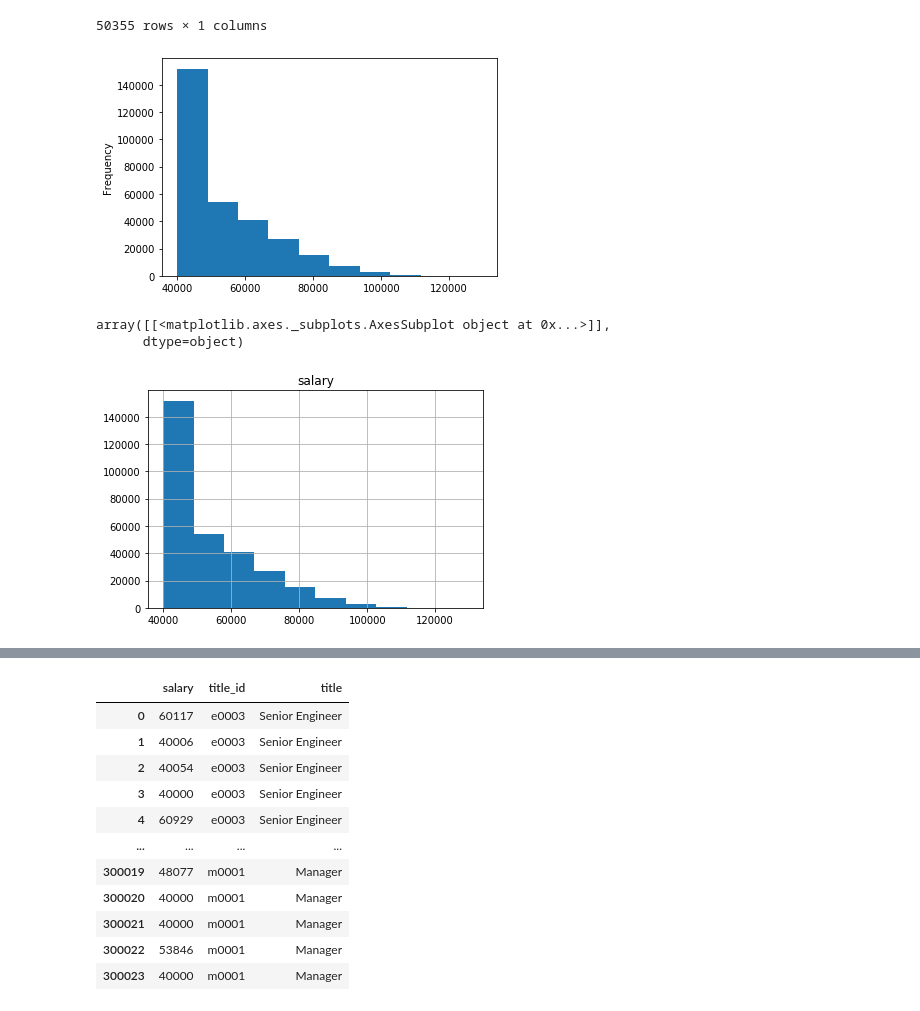
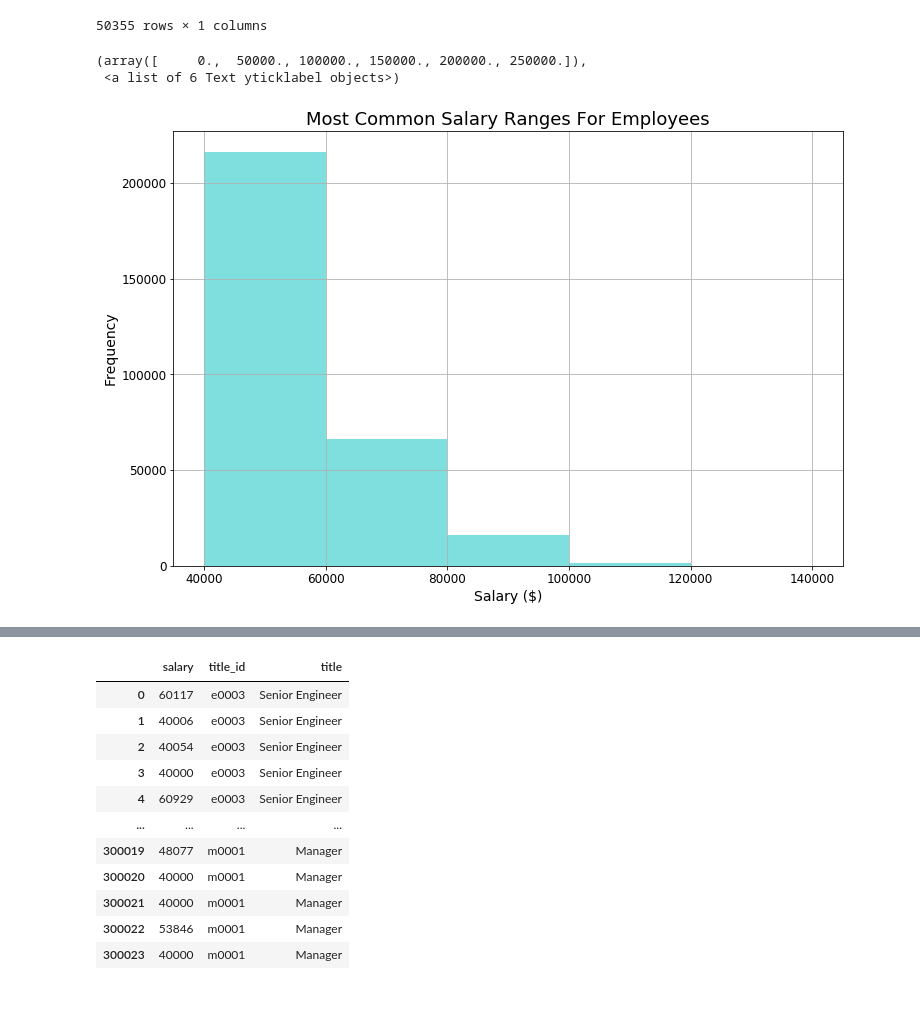
Before and after one commit to kmcgrath88/sql-challenge, a Jupyter notebook: EmployeeSQL/SQL_Bonus.ipynb, the cells around one changed output, grey strips where cells are left out. Saved outputs shown, nothing was run; the diff lists cells and outputs as text; code cells hidden in the pictures.

```diff
--- a/EmployeeSQL/SQL_Bonus.ipynb
+++ b/EmployeeSQL/SQL_Bonus.ipynb
@@ -16,6 +16,7 @@ import matplotlib.pyplot as plt
 import numpy as np
 from sqlalchemy import create_engine
 # %%
-
+#Create engine with path.
+engine = create_engine('') #take password out
 connection = engine.connect()
 # %%
@@ -58,10 +52,22 @@ Bins1 = [40000, 60000, 80000, 100000, 120000] #, 140000, 160000]
-# %%
-ax = x.plot.hist() #bins=Bins1, alpha=0.5)
-# %% [output]
-[figure, removed]
-# %%
-salary.hist(column = 'salary')
-# %% [output]
-array([[<matplotlib.axes._subplots.AxesSubplot object at 0x...>]],
-      dtype=object)
-[figure, removed]
+# %%
+#First histogram to visualize the most common salary ranges for employees.
+
+#Turn salary column into list.
+s = salary['salary']
+
+#Create bins based on counts above.
+Bins1 = [40000, 60000, 80000, 100000, 120000, 140000]
+# %%
+#Create histogram.
+plt.figure(figsize = (12,8))
+salary_hist1 = plt.hist(s, bins = Bins1, color = 'c', alpha=.5)
+plt.grid()
+plt.title('Most Common Salary Ranges For Employees', fontsize=18) #Add titles, labels, adjust fonts.
+plt.xlabel('Salary ($)', fontsize=14)
+plt.ylabel('Frequency', fontsize=14)
+plt.xticks(fontsize=12)
+plt.yticks(fontsize=12)
+# %% [output]
+(array([     0.,  50000., 100000., 150000., 200000., 250000.]),
+ <a list of 6 Text yticklabel objects>)
+[figure, added]
```
Also changed, not shown: parts of 12 cells of this notebook, 9 other files.
